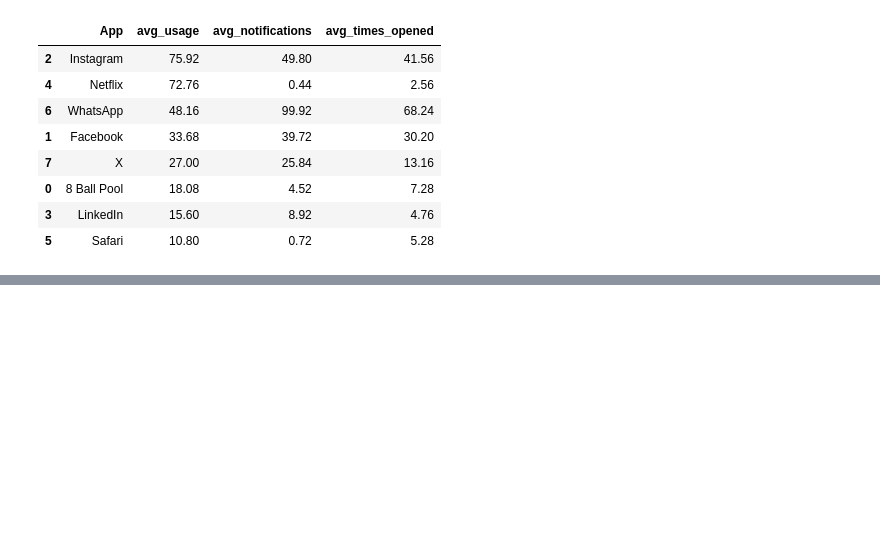
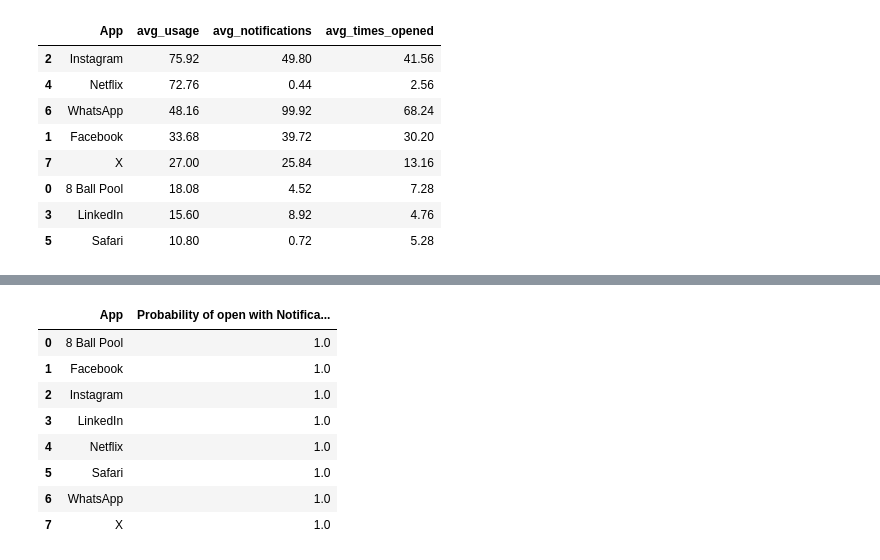
Before and after one commit to ambika1us/Screen-time-analysis-, a Jupyter notebook: Analyzing_Screen_Time.ipynb, the cells around one changed output, grey strips where cells are left out. Cells and saved outputs as stored; diff of their text form; code cells hidden in the pictures; blank space fills up the shorter version.

```diff
--- a/Analyzing_Screen_Time.ipynb
+++ b/Analyzing_Screen_Time.ipynb
@@ -133,0 +155,15 @@ Passing `palette` without assigning `hue` is deprecated and will be removed in v
+# %%
+notification_data=data[data['Notifications']>0]
+
+app_notification_when_notif=notification_data.groupby('App')['Times Opened'].apply (lambda x:(x>0).sum()/len(x)).reset_index(name='Probability of open with Notification')
+app_notification_when_notif
+# %% [output]
+|  | App | Probability of open with Notifica... |
+| 0 | 8 Ball Pool | 1.0 |
+| 1 | Facebook | 1.0 |
+| 2 | Instagram | 1.0 |
+| 3 | LinkedIn | 1.0 |
+| 4 | Netflix | 1.0 |
+| 5 | Safari | 1.0 |
+| 6 | WhatsApp | 1.0 |
+| 7 | X | 1.0 |
```
Also changed, not shown: parts of 2 cells of this notebook.
